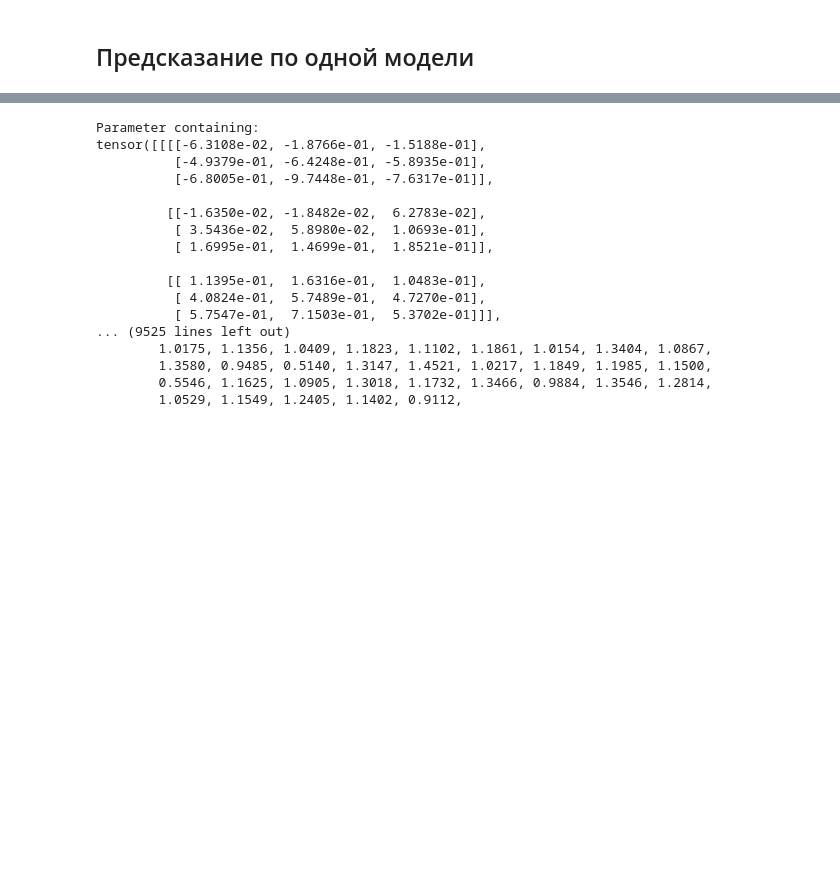
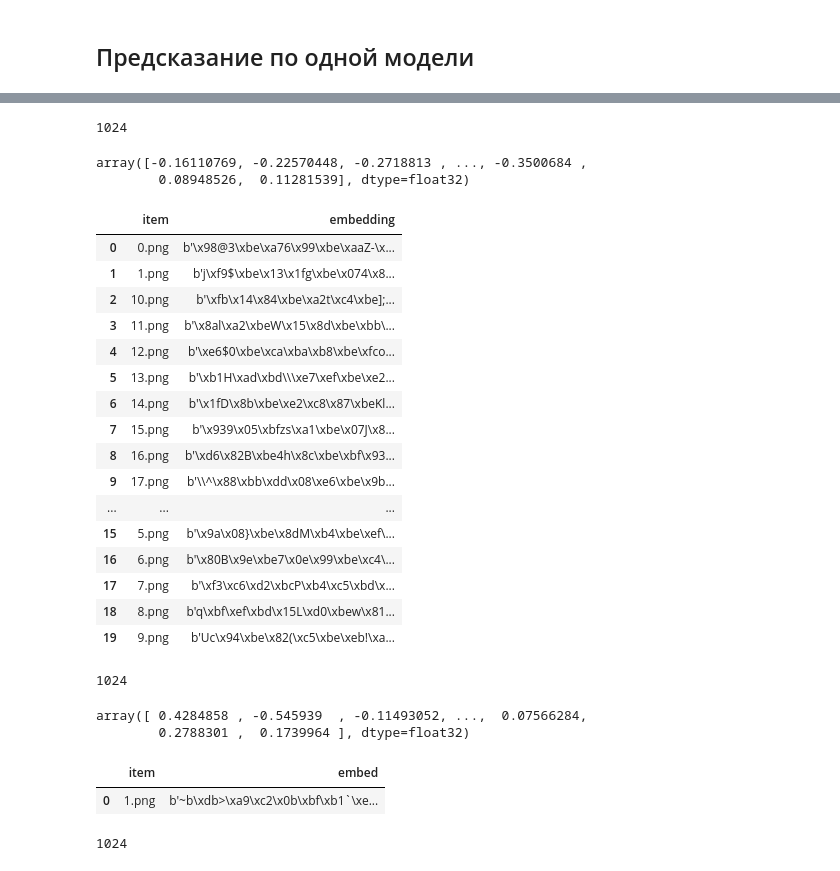
Before and after one commit to Kulikov17/seo-optimization-product-cards, a Jupyter notebook: notebooks/wb_classificator_mobilenet-tree.ipynb, the cells around one changed output, grey strips where cells are left out. Cells and saved outputs as stored; diff of their text form; code cells hidden in the pictures; blank space fills up the shorter version.

```diff
--- a/notebooks/wb_classificator_mobilenet-tree.ipynb
+++ b/notebooks/wb_classificator_mobilenet-tree.ipynb
@@ -781,0 +1023,50 @@ y_preds
+# %%
+path = data_dir / "Канцтовары_Анатомические&модели"
+df_embeddings = pd.read_csv(path / "embeddings.csv")
+
+df_embeddings["embedding"] = df_embeddings["embedding"].apply(lambda x: x.encode().decode('unicode-escape').encode('ISO-8859-1')[2:-1])
+# %%
+sum(np.frombuffer(df_embeddings["embedding"][1], dtype=np.float32) == embeddings[1].detach().cpu().numpy())
+# %% [output]
+1024
+# %%
+np.frombuffer(df_embeddings["embedding"][1], dtype=np.float32)
+# %% [output]
+array([-0.16110769, -0.22570448, -0.2718813 , ..., -0.3500684 ,
+        0.08948526,  0.11281539], dtype=float32)
+# %%
+df_embeddings
+# %% [output]
+|  | item | embedding |
+| 0 | 0.png | b'\x98@3\xbe\xa76\x99\xbe\xaaZ-\x... |
+| 1 | 1.png | b'j\xf9$\xbe\x13\x1fg\xbe\x074\x8... |
+| 2 | 10.png | b'\xfb\x14\x84\xbe\xa2t\xc4\xbe];... |
+| 3 | 11.png | b'\x8al\xa2\xbeW\x15\x8d\xbe\xbb\... |
+| 4 | 12.png | b'\xe6$0\xbe\xca\xba\xb8\xbe\xfco... |
+| 5 | 13.png | b'\xb1H\xad\xbd\\\xe7\xef\xbe\xe2... |
+| 6 | 14.png | b'\x1fD\x8b\xbe\xe2\xc8\x87\xbeKl... |
+| 7 | 15.png | b'\x939\x05\xbfzs\xa1\xbe\x07J\x8... |
+| 8 | 16.png | b'\xd6\x82B\xbe4h\x8c\xbe\xbf\x93... |
+| 9 | 17.png | b'\\^\x88\xbb\xdd\x08\xe6\xbe\x9b... |
+| ... | ... | ... |
+| 15 | 5.png | b'\x9a\x08}\xbe\x8dM\xb4\xbe\xef\... |
+| 16 | 6.png | b'\x80B\x9e\xbe7\x0e\x99\xbe\xc4\... |
+| 17 | 7.png | b'\xf3\xc6\xd2\xbcP\xb4\xc5\xbd\x... |
+| 18 | 8.png | b'q\xbf\xef\xbd\x15L\xd0\xbew\x81... |
+| 19 | 9.png | b'Uc\x94\xbe\x82(\xc5\xbe\xeb!\xa... |
+# %%
+sum(np.frombuffer(embeddings[0].detach().cpu().numpy().tobytes(), dtype=np.float32) == embeddings[0].detach().cpu().numpy())
+# %% [output]
+1024
+# %%
+embeddings[0].detach().cpu().numpy()
+# %% [output]
+array([ 0.4284858 , -0.545939  , -0.11493052, ...,  0.07566284,
+        0.2788301 ,  0.1739964 ], dtype=float32)
+# %%
+dict_test = {"item": ["1.png"], "embed": [embeddings[0].detach().cpu().numpy().tobytes()]}
+df = pd.DataFrame(dict_test)
+df
+# %% [output]
+|  | item | embed |
+| 0 | 1.png | b'~b\xdb>\xa9\xc2\x0b\xbf\xb1`\xe... |
@@ -782,24 +1078,10 @@ y_preds
+# %%
+sum(np.frombuffer(bytes_np_dec, dtype=np.float32) == embeddings[0].detach().cpu().numpy())
+# %% [output]
+1024
 # %%
-for params in model.parameters():
-    print(params)
+# for params in model.parameters():
+#     print(params)
-# %% [output]
-Parameter containing:
-tensor([[[[-6.3108e-02, -1.8766e-01, -1.5188e-01],
-          [-4.9379e-01, -6.4248e-01, -5.8935e-01],
-          [-6.8005e-01, -9.7448e-01, -7.6317e-01]],
-
-         [[-1.6350e-02, -1.8482e-02,  6.2783e-02],
-          [ 3.5436e-02,  5.8980e-02,  1.0693e-01],
-          [ 1.6995e-01,  1.4699e-01,  1.8521e-01]],
-
-         [[ 1.1395e-01,  1.6316e-01,  1.0483e-01],
-          [ 4.0824e-01,  5.7489e-01,  4.7270e-01],
-          [ 5.7547e-01,  7.1503e-01,  5.3702e-01]]],
-... (9525 lines left out)
-        1.0175, 1.1356, 1.0409, 1.1823, 1.1102, 1.1861, 1.0154, 1.3404, 1.0867,
-        1.3580, 0.9485, 0.5140, 1.3147, 1.4521, 1.0217, 1.1849, 1.1985, 1.1500,
-        0.5546, 1.1625, 1.0905, 1.3018, 1.1732, 1.3466, 0.9884, 1.3546, 1.2814,
-        1.0529, 1.1549, 1.2405, 1.1402, 0.9112,
 # %%
 #iterator = iter(test_loader)
 
```
Also changed, not shown: parts of 32 cells of this notebook.
